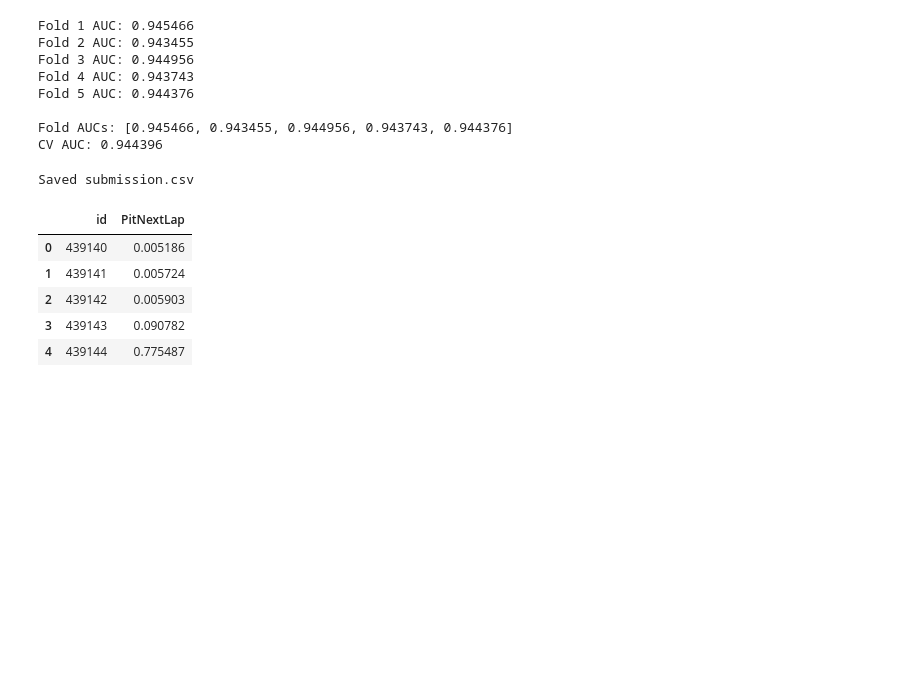
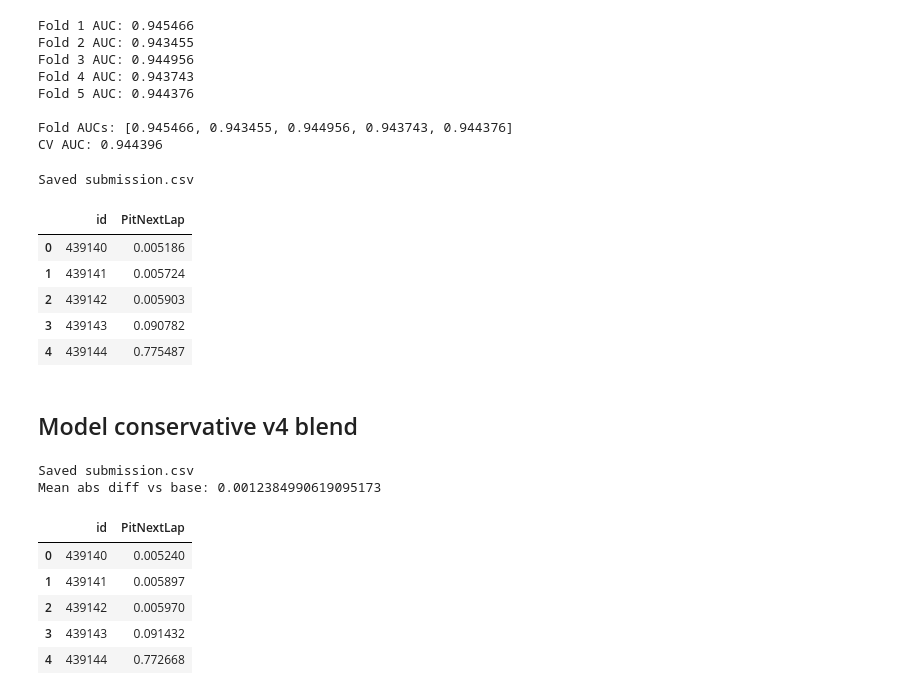
Before and after one commit to oivler/kaggle-f1-pit-stops, a Jupyter notebook: model.ipynb, the cells around one changed output. Saved outputs shown, nothing was run; the diff lists cells and outputs as text; code cells hidden in the pictures; blank space fills up the shorter version.

```diff
--- a/model.ipynb
+++ b/model.ipynb
@@ -622,3 +622,26 @@ Saved submission.csv
 | 2 | 439142 | 0.005903 |
 | 3 | 439143 | 0.090782 |
 | 4 | 439144 | 0.775487 |
+# %% [markdown]
+## Model conservative v4 blend
+# %%
+base_pred = submission[['id', 'PitNextLap']].copy()
+prior_pred = pd.read_csv('score94212.csv')[['id', 'PitNextLap']].copy()
+
+blend = base_pred.merge(prior_pred, on='id', suffixes=('_base', '_prior'))
+blend['PitNextLap'] = 0.75 * blend['PitNextLap_base'] + 0.25 * blend['PitNextLap_prior']
+
+submission = blend[['id', 'PitNextLap']].copy()
+submission.to_csv('submission.csv', index=False)
+print('Saved submission.csv')
+print('Mean abs diff vs base:', np.abs(blend['PitNextLap'] - blend['PitNextLap_base']).mean())
+display(submission.head())
+# %% [output]
+Saved submission.csv
+Mean abs diff vs base: 0.0012384990619095173
+|  | id | PitNextLap |
+| 0 | 439140 | 0.005240 |
+| 1 | 439141 | 0.005897 |
+| 2 | 439142 | 0.005970 |
+| 3 | 439143 | 0.091432 |
+| 4 | 439144 | 0.772668 |
```
Also changed, not shown: parts of 2 cells of this notebook.
